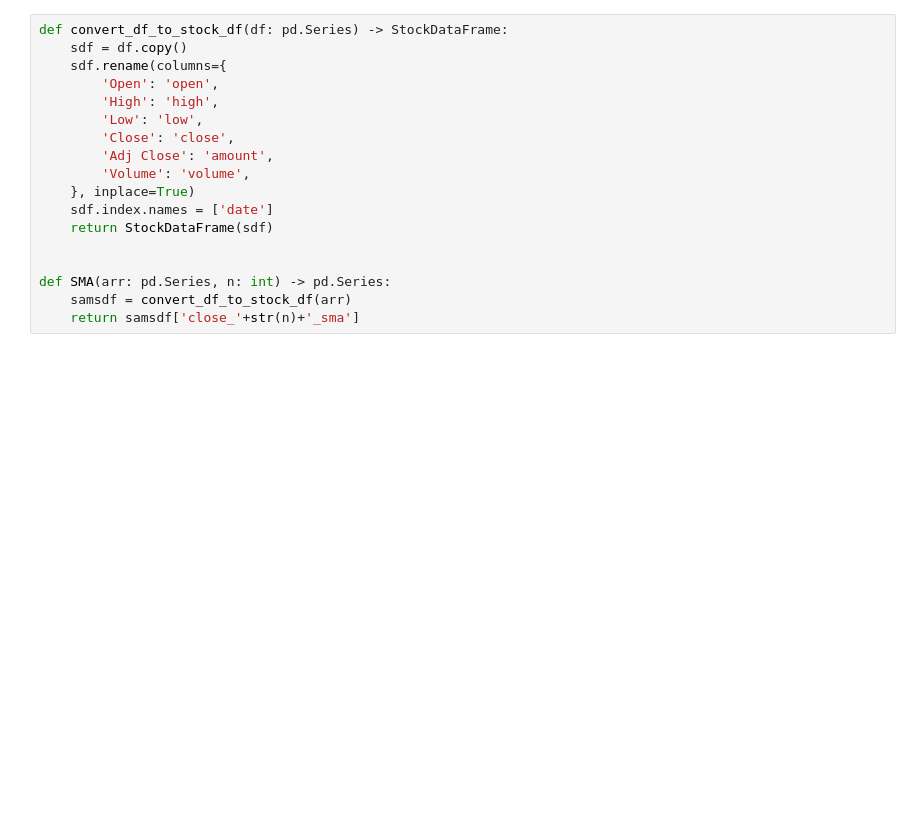
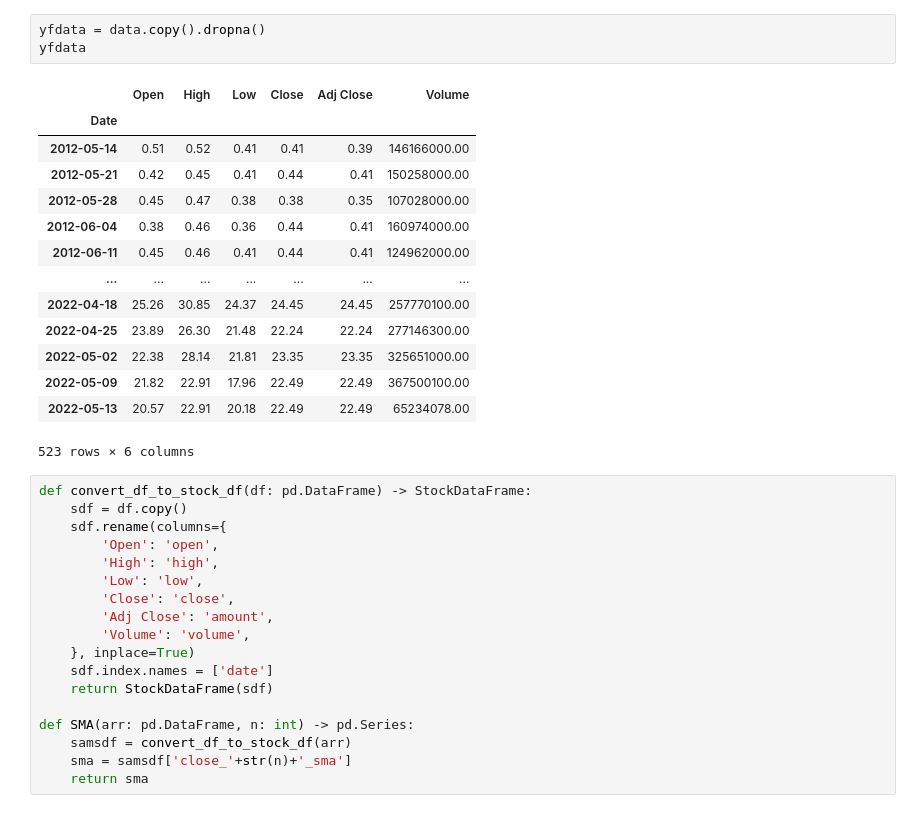
Before and after one commit to nexus4812/jupyter-sandbox, a Jupyter notebook: src/backtest/backtest-sample-use-sdf.ipynb, the cells around one changed output. Cells and saved outputs as stored; diff of their text form; blank space fills up the shorter version.

```diff
--- a/src/backtest/backtest-sample-use-sdf.ipynb
+++ b/src/backtest/backtest-sample-use-sdf.ipynb
@@ -11,5 +31,23 @@ Loading BokehJS ...
+# %%
+yfdata = data.copy().dropna()
+yfdata
+# %% [output]
+|  | Open | High | Low | Close | Adj Close | Volume |
+| Date |  |  |  |  |  |  |
+| 2012-05-14 | 0.51 | 0.52 | 0.41 | 0.41 | 0.39 | 146166000.00 |
+| 2012-05-21 | 0.42 | 0.45 | 0.41 | 0.44 | 0.41 | 150258000.00 |
+| 2012-05-28 | 0.45 | 0.47 | 0.38 | 0.38 | 0.35 | 107028000.00 |
+| 2012-06-04 | 0.38 | 0.46 | 0.36 | 0.44 | 0.41 | 160974000.00 |
+| 2012-06-11 | 0.45 | 0.46 | 0.41 | 0.44 | 0.41 | 124962000.00 |
+| ... | ... | ... | ... | ... | ... | ... |
+| 2022-04-18 | 25.26 | 30.85 | 24.37 | 24.45 | 24.45 | 257770100.00 |
+| 2022-04-25 | 23.89 | 26.30 | 21.48 | 22.24 | 22.24 | 277146300.00 |
+| 2022-05-02 | 22.38 | 28.14 | 21.81 | 23.35 | 23.35 | 325651000.00 |
+| 2022-05-09 | 21.82 | 22.91 | 17.96 | 22.49 | 22.49 | 367500100.00 |
+| 2022-05-13 | 20.57 | 22.91 | 20.18 | 22.49 | 22.49 | 65234078.00 |
+523 rows × 6 columns
 # %%
-def convert_df_to_stock_df(df: pd.Series) -> StockDataFrame:
+def convert_df_to_stock_df(df: pd.DataFrame) -> StockDataFrame:
     sdf = df.copy()
     sdf.rename(columns={
         'Open': 'open',
@@ -22,9 +60,9 @@ def convert_df_to_stock_df(df: pd.Series) -> StockDataFrame:
     sdf.index.names = ['date']
     return StockDataFrame(sdf)
 
-
-def SMA(arr: pd.Series, n: int) -> pd.Series:
+def SMA(arr: pd.DataFrame, n: int) -> pd.Series:
     samsdf = convert_df_to_stock_df(arr)
-    return samsdf['close_'+str(n)+'_sma']
+    sma = samsdf['close_'+str(n)+'_sma']
+    return sma
 # %%
 class SmaCross(Strategy):
```
Also changed, not shown: parts of 4 cells of this notebook.
